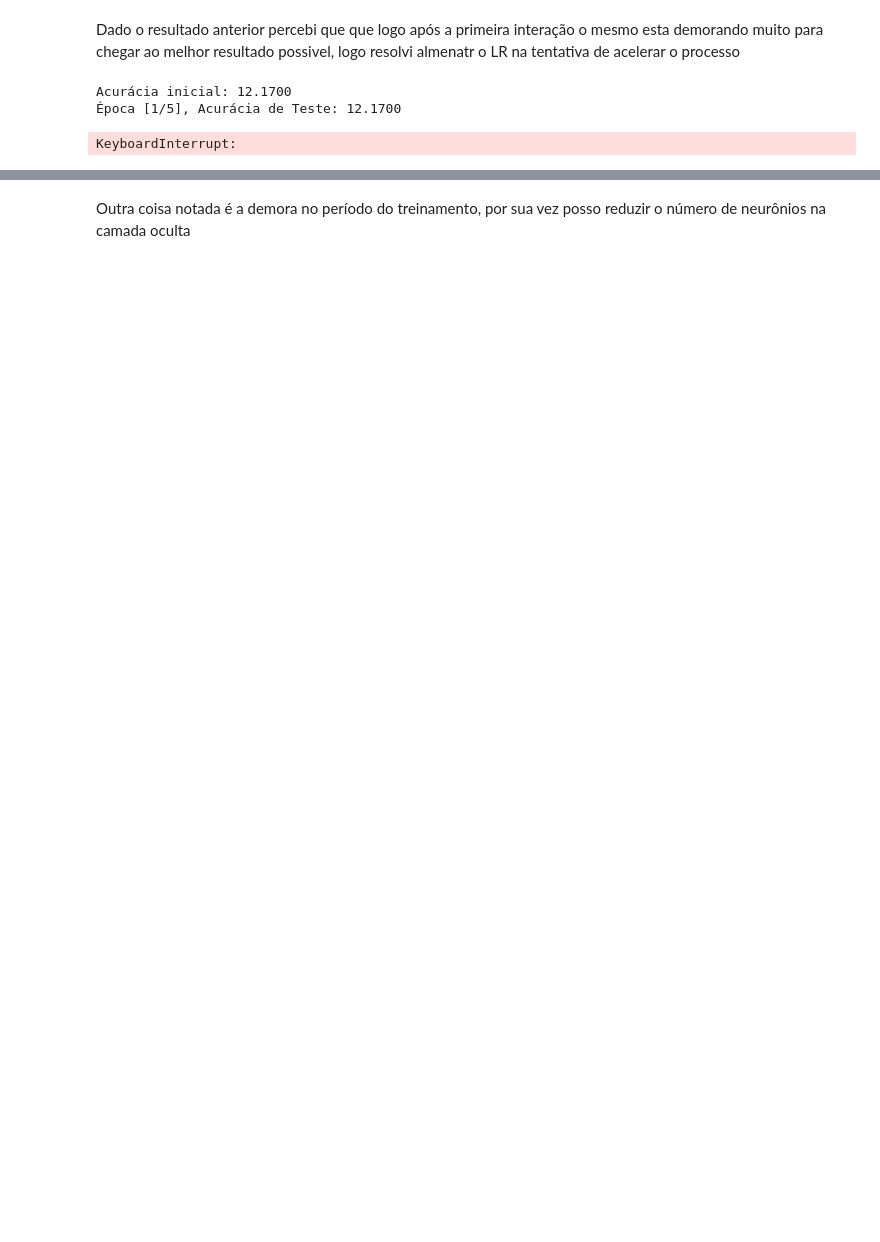
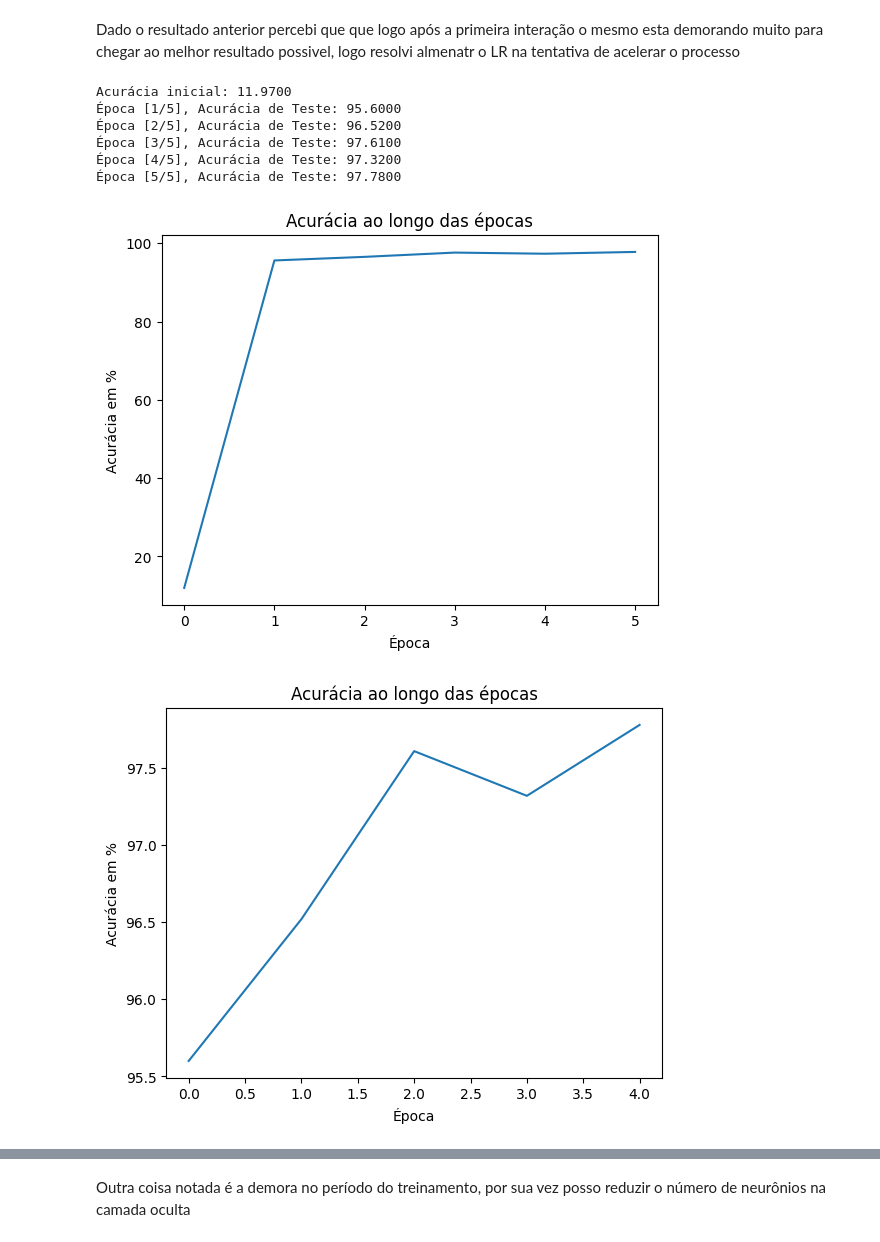
Before and after one commit to ViniciusBPessoa/Repositorio_Academico_Multidisciplinar, a Jupyter notebook: Redes Neurais/Mini Projeto 03 Redes neurais/miniprojeto03.ipynb, the cells around one changed output, grey strips where cells are left out. Cells and saved outputs as stored; diff of their text form; code cells hidden in the pictures; blank space fills up the shorter version.

```diff
--- a/Redes Neurais/Mini Projeto 03 Redes neurais/miniprojeto03.ipynb
+++ b/Redes Neurais/Mini Projeto 03 Redes neurais/miniprojeto03.ipynb
@@ -24,7 +27,7 @@ base_test = datasets.MNIST(root='./data', train=False, transform=transforms.ToTe
 # %%
 # Carrega todos os dados
 treinamento_img = torch.utils.data.DataLoader(dataset=base_treinamento, shuffle=True)
-teste_img = torch.utils.data.DataLoader(dataset=base_test, shuffle=False)
+teste_img = torch.utils.data.DataLoader(dataset=base_test, batch_size=batch_size, shuffle=False)
 # %% [markdown]
 Definição do MLP em Pytorch
 # %%
@@ -155,33 +181,57 @@ plt.show()
 Dado o resultado anterior percebi que que logo após a primeira interação o mesmo esta demorando muito para chegar ao melhor resultado possivel, logo resolvi almenatr o LR na tentativa de acelerar o processo
 # %%
 # Novos dados
+input_size = 784  # Tamanho da entrada para o MNIST
+hidden_size = 258  # Número de neurônios na camada oculta
+output_size = 10  # Número de saídas possíveis
 
-input_size = 784  # Tamanho da entrada para o MNIST
-hidden_size = 128  # Número de neurônios na camada oculta
-output_size = 10  # Número de saidas possiveis
+num_epochs = 10
+batch_size = 128
+learning_rate = 0.005
 
-num_epochs = 5
-batch_size = 128
-learning_rate = 0.001
+rede = MLP(input_size, hidden_size, output_size)
+otimizador = torch.optim.SGD(rede.parameters(), lr=learning_rate) # atualizando o novo LR
+acuracias_treinamento2 = treinar_e_avaliar(rede, treinamento_img, teste_img, otimizador, num_epochs, PC_Processo)
 
-# Definição do modelo
-rede = MLP(input_size, hidden_size, output_size)
-acuracias_treinamento = treinar_e_avaliar(rede, treinamento_img, teste_img, otimizador, num_epochs, PC_Processo)
+valor_treino = calcular_acuracia(rede, treinamento_img, PC_Processo)
+valor_teste = calcular_acuracia(rede, teste_img, PC_Processo)
 # %% [output]
-Acurácia inicial: 12.1700
-Época [1/5], Acurácia de Teste: 12.1700
+Acurácia inicial: 11.9700
+Época [1/5], Acurácia de Teste: 95.6000
+Época [2/5], Acurácia de Teste: 96.5200
+Época [3/5], Acurácia de Teste: 97.6100
+Época [4/5], Acurácia de Teste: 97.3200
+Época [5/5], Acurácia de Teste: 97.7800
-KeyboardInterrupt:
 # %%
 # Plotando a acurácia ao longo das épocas
-plt.plot(acuracias_treinamento[:])
+plt.plot(acuracias_treinamento2[:])
 plt.title('Acurácia ao longo das épocas')
 plt.xlabel('Época')
 plt.ylabel('Acurácia em %')
 plt.show()
 
 # Plotando a acurácia ao longo das épocas sem o 1º valor (antes de iniciar o treino)
-plt.plot(acuracias_treinamento[1:])
+plt.plot(acuracias_treinamento2[1:])
 plt.title('Acurácia ao longo das épocas')
 plt.xlabel('Época')
 plt.ylabel('Acurácia em %')
 plt.show()
+
+# Criar um gráfico de barras
+categorias = ['Treinamento', 'Teste']
+valores = [valor_treino, valor_teste]
+
+fig, ax = plt.subplots()
+barras = ax.bar(categorias, valores, color=['blue', 'orange'])
+plt.ylabel('Acurácia (%)')
+plt.title('Acurácia de Treinamento e Teste')
+
+# Adicionar os valores acima das barras
+for barra in barras:
+    yval = barra.get_height()
+    plt.text(barra.get_x() + barra.get_width()/2, yval, round(yval, 2), ha='center', va='bottom')
+
+plt.show()
+# %% [output]
+[figure, added]
+[figure, added]
```
Also changed, not shown: parts of 11 cells of this notebook.
